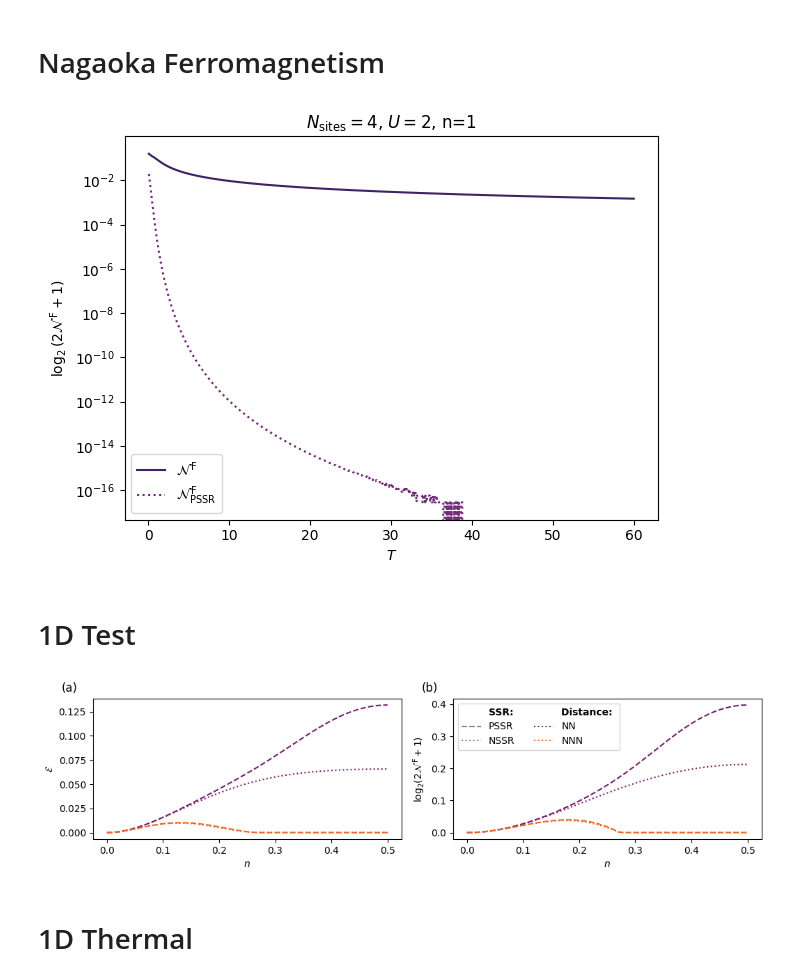
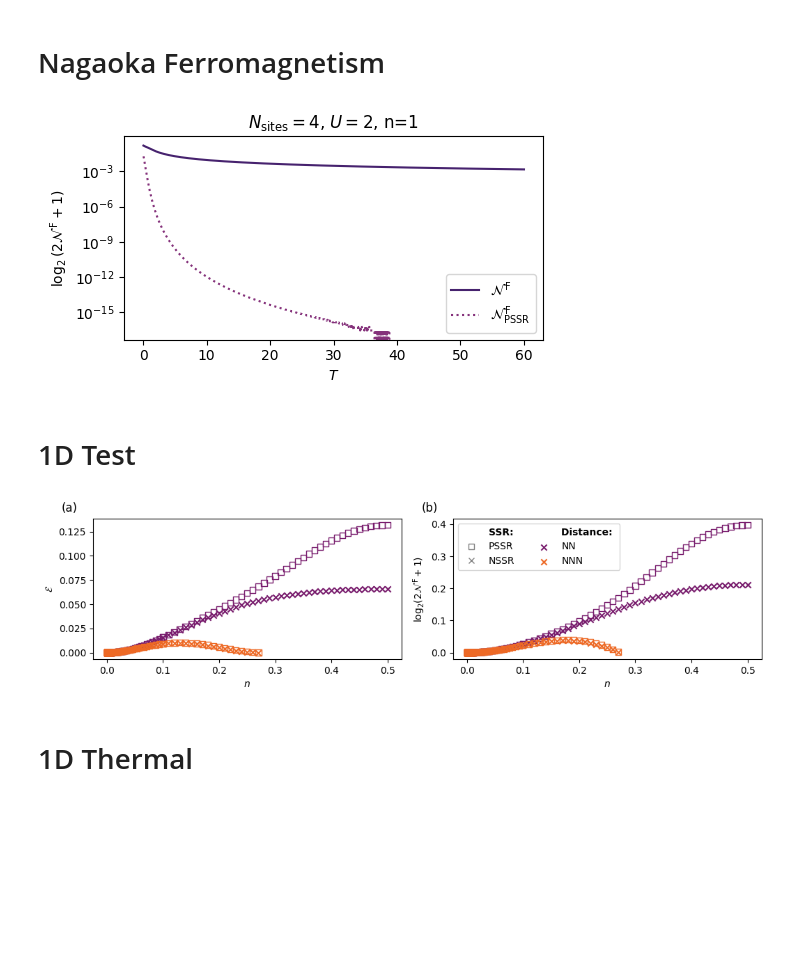
Before and after one commit to beddalumia/ThermalSSRproject, a Jupyter notebook: Generate_plots.ipynb, the cells around one changed output. Cells and saved outputs as stored; diff of their text form; code cells hidden in the pictures; blank space fills up the shorter version.

```diff
--- a/Generate_plots.ipynb
+++ b/Generate_plots.ipynb
@@ -715,38 +707,38 @@ Created 3 small subplots.
 # %% [markdown]
 # Nagaoka Ferromagnetism
 # %%
-fig, ax = plt.subplots(1)
+fig, ax = plt.subplots(1,figsize=(5.25, 3))
 
 #colors = ["darkred", "goldenrod", "yellowgreen", "mediumblue", "lightcoral", "orange", "seagreen", "cornflowerblue" ]
 colors = generate_colors(len(indices)+3,"inferno")
 
 data_fnn  = np.loadtxt("./Nagaoka/NF.csv", delimiter=",")
 data_fnnn = np.loadtxt("./Nagaoka/N.csv", delimiter=",")
 
 x_fnn, fnn_vals   = data_fnn[:,0],  data_fnn[:,1]
 x_fnnn, fnnn_vals = data_fnnn[:,0], data_fnnn[:,1]
 
 al = 0.9
 
 ax.plot(x_fnn, fnn_vals, label = r"$\mathcal{N}^\mathrm{\,F}$", linestyle = "-", color = colors[0], alpha = al)
 ax.plot(x_fnnn, fnnn_vals, label = r"$\mathcal{N}^\mathrm{\,F}_{\text{PSSR}}$", linestyle = ":", color = colors[1], alpha = al)
 
 #ax.set_xscale('log')
 ax.set_yscale('log')
 
 #ax.set_xlim((0,20))
 #ax.set_ylim((0,1.5))
 
 ax.set_title(r"$N_{\mathrm{sites}}=4$, $U=2$, n=$1$")
 ax.set_xlabel(r"$T$")
 ax.set_ylabel(r"$\log_2\left(2\mathcal{N}^\mathrm{\,F}+1\right)$")
 
 ax.legend()
 fig.tight_layout()
 
 fig.savefig("pic/Nagaoka.pdf")
 # %% [output]
-[figure, old version]
+[figure, new version]
 # %% [markdown]
 # 1D Test
 # %%
@@ -761,20 +753,20 @@ fig, ax = plt.subplots(1,2,figsize=(10.5, 3))
 
 for i in indices:
 
-    PPT_nSSR = pd.read_csv(f"./U=0/data/Test1D_PPTnSSR_d{i+1}.csv", header = None).iloc[:,0].tolist()
-    PPT_pSSR = pd.read_csv(f"./U=0/data/Test1D_PPTpSSR_d{i+1}.csv", header = None).iloc[:,0].tolist()
-    REE_nSSR = pd.read_csv(f"./U=0/data/Test1D_REEnSSR_d{i+1}.csv", header = None).iloc[:,0].tolist()
-    REE_pSSR = pd.read_csv(f"./U=0/data/Test1D_REEpSSR_d{i+1}.csv", header = None).iloc[:,0].tolist()
+    PPT_nSSR = pd.read_csv(f"./U=0/data/Test1D_PPTnSSR_d{i+1}.csv", header = None).iloc[:,0].mask(lambda x: x < 1e-12, np.nan).tolist()
+    PPT_pSSR = pd.read_csv(f"./U=0/data/Test1D_PPTpSSR_d{i+1}.csv", header = None).iloc[:,0].mask(lambda x: x < 1e-12, np.nan).tolist()
+    REE_nSSR = pd.read_csv(f"./U=0/data/Test1D_REEnSSR_d{i+1}.csv", header = None).iloc[:,0].mask(lambda x: x < 1e-12, np.nan).tolist()
+    REE_pSSR = pd.read_csv(f"./U=0/data/Test1D_REEpSSR_d{i+1}.csv", header = None).iloc[:,0].mask(lambda x: x < 1e-12, np.nan).tolist()
 
-    ax[0].plot(fillings,REE_nSSR,linestyle=":",color=colors[i], label = lables[i])
-    ax[0].plot(fillings,REE_pSSR,linestyle="--",color=colors[i])
+    ax[0].scatter(fillings,REE_nSSR,marker="x",color=colors[i],label = lables[i])
+    ax[0].scatter(fillings,REE_pSSR,marker="s",facecolor = "None", edgecolor=colors[i])
 
-    ax[1].plot(fillings,PPT_nSSR,linestyle=":",color=colors[i])
-    ax[1].plot(fillings,PPT_pSSR,linestyle="--",color=colors[i])
+    ax[1].scatter(fillings,PPT_nSSR,marker="x",color=colors[i])
+    ax[1].scatter(fillings,PPT_pSSR,marker="s",facecolor = "None", edgecolor=colors[i])
 
 handles, labels = ax[0].get_legend_handles_labels()
-dummy2 = Line2D([], [], linestyle='--', color='grey')
-dummy3 = Line2D([], [], linestyle=':', color='grey')
+dummy2 = Line2D([], [], linestyle='None', color='grey', marker = "s" ,markerfacecolor = "None" )
+dummy3 = Line2D([], [], linestyle='None', marker="x", color='grey')
 dummy4 = Line2D([], [], linestyle='-', color='white', alpha = 0)
 dummy5 = Line2D([], [], linestyle='-', color='white', alpha = 0)
 handles.insert(0,dummy4)
@@ -815,6 +807,6 @@ ax[1].text(
 fig.tight_layout()
 fig.savefig("pic/1D_GroundState_noninteracting_new.pdf")
 # %% [output]
-[figure, old version]
+[figure, new version]
 # %% [markdown]
 # 1D Thermal
```
Also changed, not shown: parts of 5 cells of this notebook, 1 other file.
